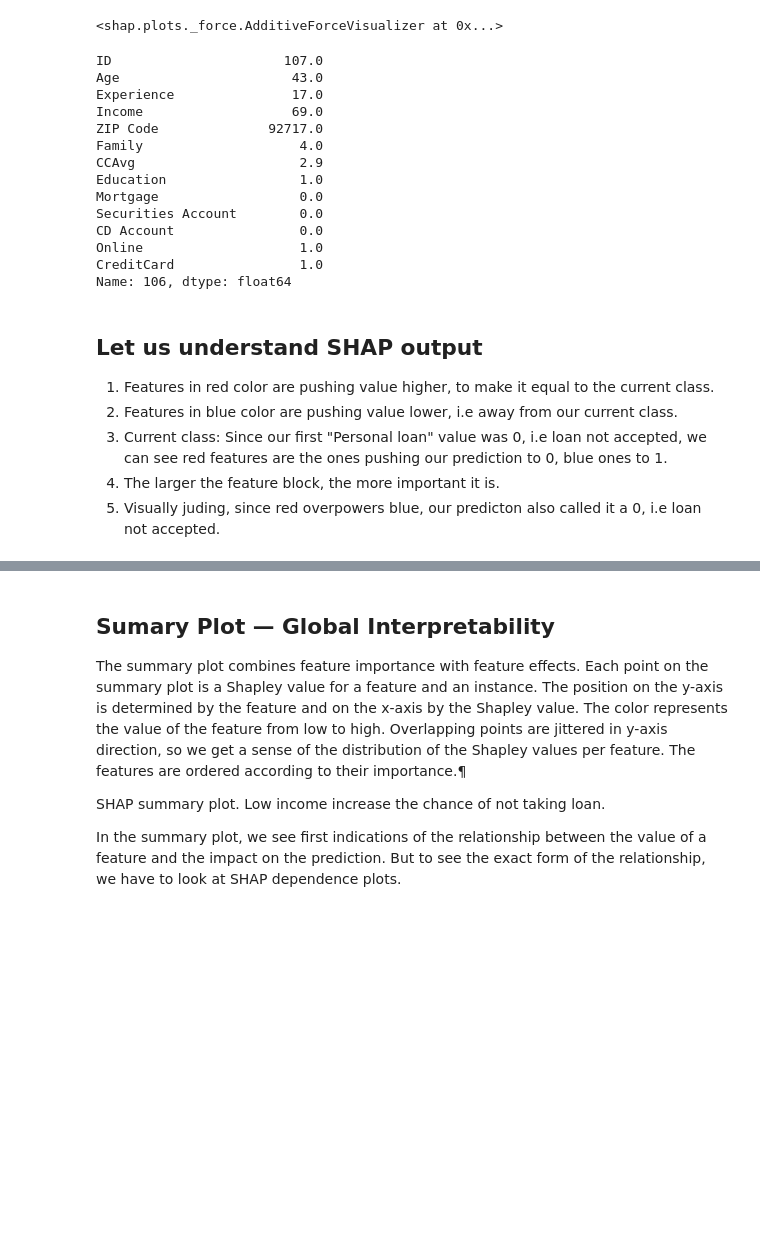
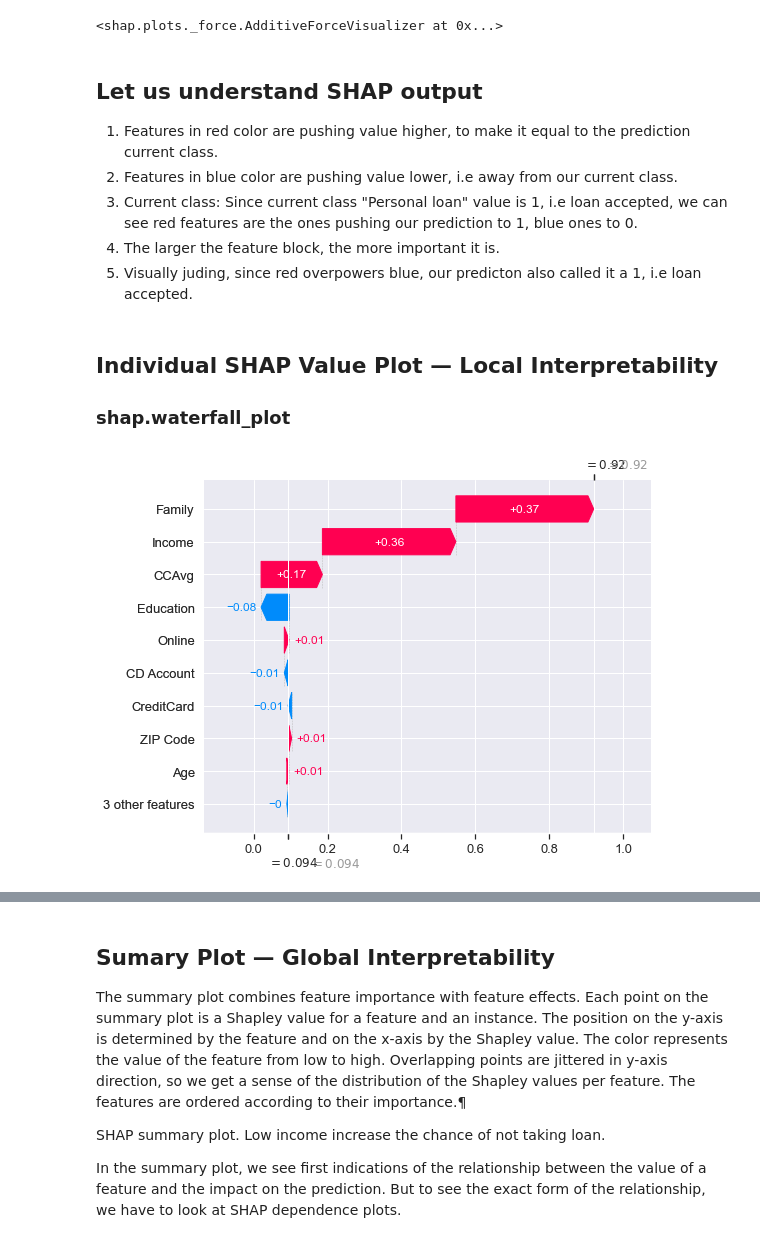
Before and after one commit to sonalijha1711/wids-explainable-ai, a Jupyter notebook: loan_shap.ipynb, the cells around one changed output, grey strips where cells are left out. Saved outputs shown, nothing was run; the diff lists cells and outputs as text; code cells hidden in the pictures; blank space fills up the shorter version.

```diff
--- a/loan_shap.ipynb
+++ b/loan_shap.ipynb
@@ -140,5 +295,4 @@ That's an extremely well fitting model, which often isn't the case in real-life
 # %%
-#we need an instance of explainer for a tree-based model, i.e. our random forest (rf)
-#Explainers are in-built methods of these libraries, customisable by the attributes they can take in
+import shap
 explainer = shap.TreeExplainer(rf_model)
-shap_values = explainer.shap_values(X_test) #pass the first test sample, to see what influenced the first value. we can iterate for other values as well.
+shap_values = explainer.shap_values(X_test.iloc[1]) #pass the first test sample, to see what influenced the first value. we can iterate for other values as well.
@@ -152,28 +326,18 @@ shap.force_plot(explainer.expected_value[0], shap_values=shap_values[0][5], feat
 # %% [output]
 [interactive output not drawn]
 <shap.plots._force.AdditiveForceVisualizer at 0x...>
-# %%
-X_test.iloc[5]
-# %% [output]
-ID                      107.0
-Age                      43.0
-Experience               17.0
-Income                   69.0
-ZIP Code              92717.0
-Family                    4.0
-CCAvg                     2.9
-Education                 1.0
-Mortgage                  0.0
-Securities Account        0.0
-CD Account                0.0
-Online                    1.0
-CreditCard                1.0
-Name: 106, dtype: float64
 # %% [markdown]
 ## Let us understand SHAP output
-
-1. Features in red color are pushing value higher, to make it equal to the current class.
+1. Features in red color are pushing value higher, to make it equal to the prediction current class.
 2. Features in blue color are pushing value lower, i.e away from our current class.
-3. Current class: Since our first "Personal loan" value was 0, i.e loan not accepted, we can see red features are the ones pushing our prediction to 0, blue ones to 1.
+3. Current class: Since current class "Personal loan" value is 1, i.e loan  accepted, we can see red features are the ones pushing our prediction to 1, blue ones to 0.
 4. The larger the feature block, the more important it is.
-5. Visually juding, since red overpowers blue, our predicton also called it a 0, i.e loan not accepted.
+5. Visually juding, since red overpowers blue, our predicton also called it a 1, i.e loan accepted.
+# %% [markdown]
+## Individual SHAP Value Plot — Local Interpretability
+
+### shap.waterfall_plot
+# %%
+shap.plots._waterfall.waterfall_legacy(explainer.expected_value[1], shap_values[1], show = True, feature_names = columns)
+# %% [output]
+[figure, added]
```
Also changed, not shown: parts of 66 cells of this notebook, 2 other files.
